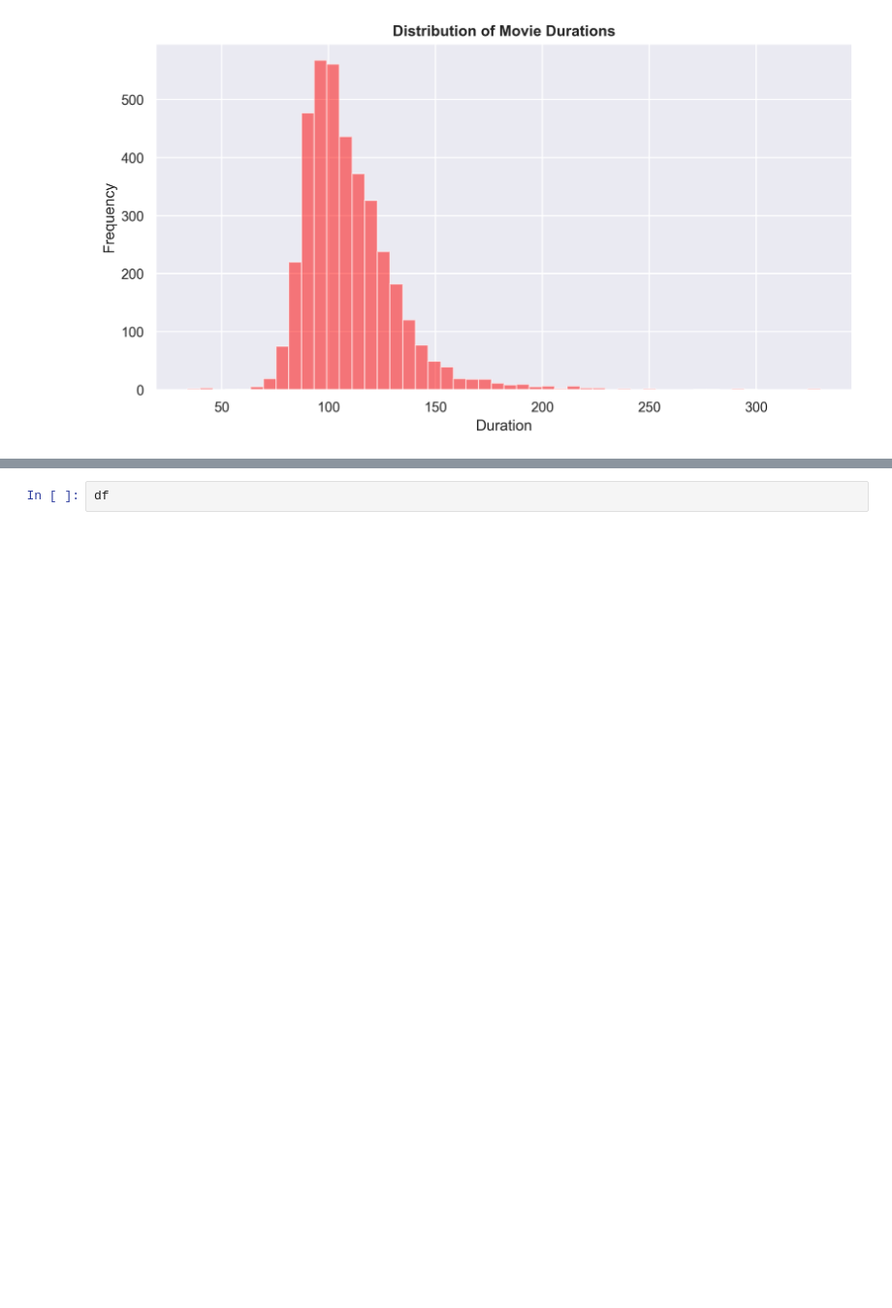
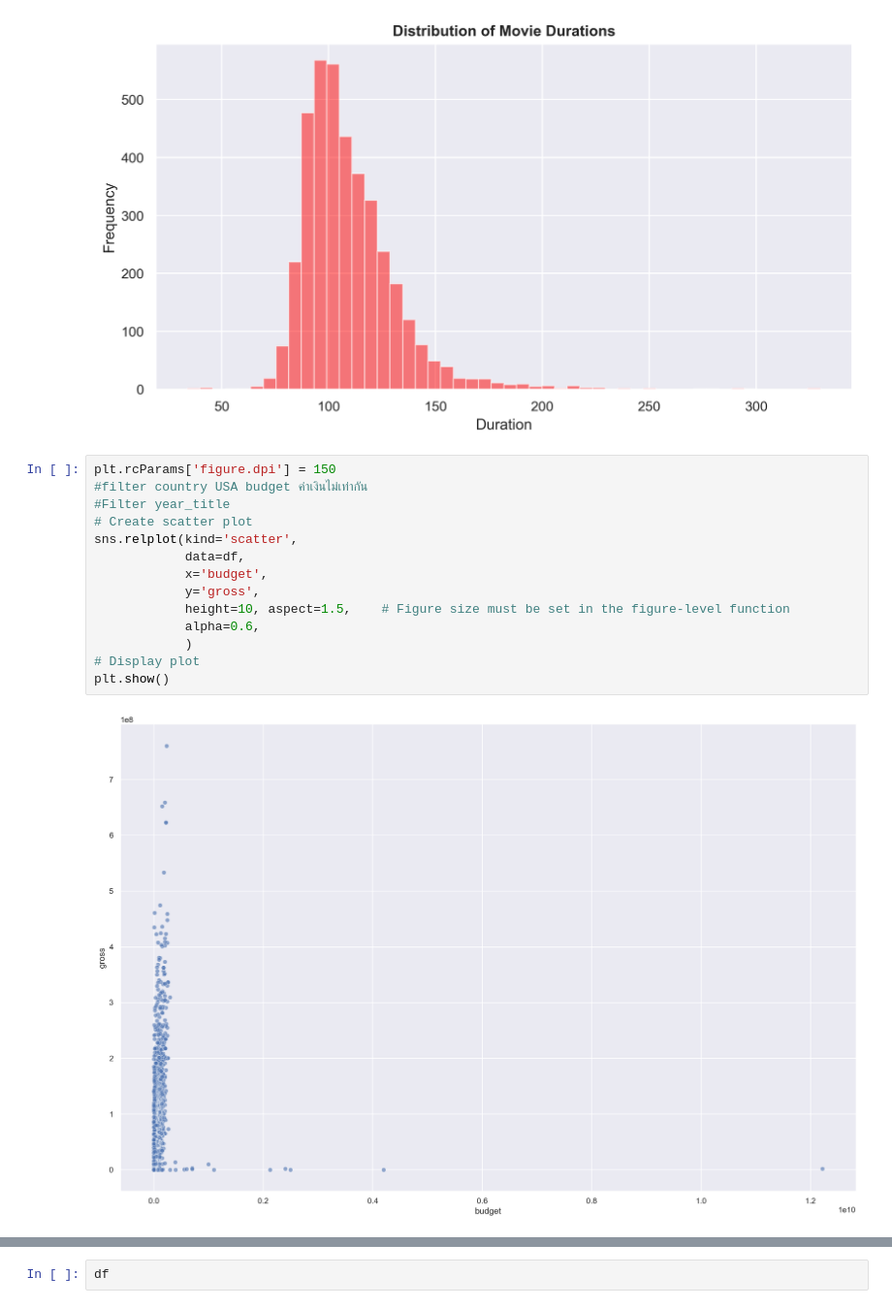
Before and after one commit to pongsapaks/DADS5001, a Jupyter notebook: IMDB.ipynb, the cells around one changed output, grey strips where cells are left out. Shown at 97% size. Saved outputs shown, nothing was run; the diff lists cells and outputs as text; blank space fills up the shorter version.

```diff
--- a/IMDB.ipynb
+++ b/IMDB.ipynb
@@ -183,3 +183,19 @@ https://gist.github.com/mwaskom/de44147ed2974457ad6372750bbe5751
 
   sns.distplot(df['duration'], kde=False, color='red',
 [figure]
+# %%
+plt.rcParams['figure.dpi'] = 150
+#filter country USA budget ค่าเงินไม่เท่ากัน
+#Filter year_title
+# Create scatter plot
+sns.relplot(kind='scatter',
+            data=df,
+            x='budget',
+            y='gross',
+            height=10, aspect=1.5,    # Figure size must be set in the figure-level function
+            alpha=0.6,
+            )
+# Display plot
+plt.show()
+# %% [output]
+[figure, added]
```
Also changed, not shown: parts of 9 cells of this notebook.
